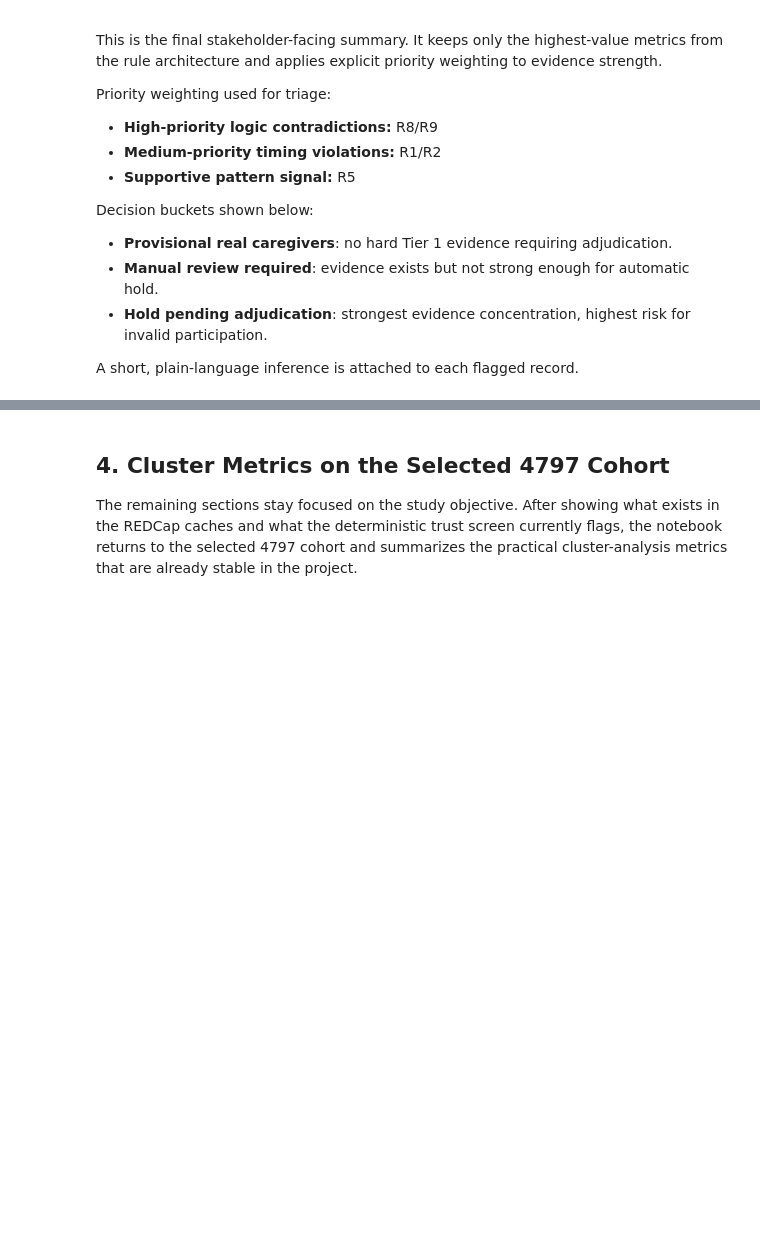
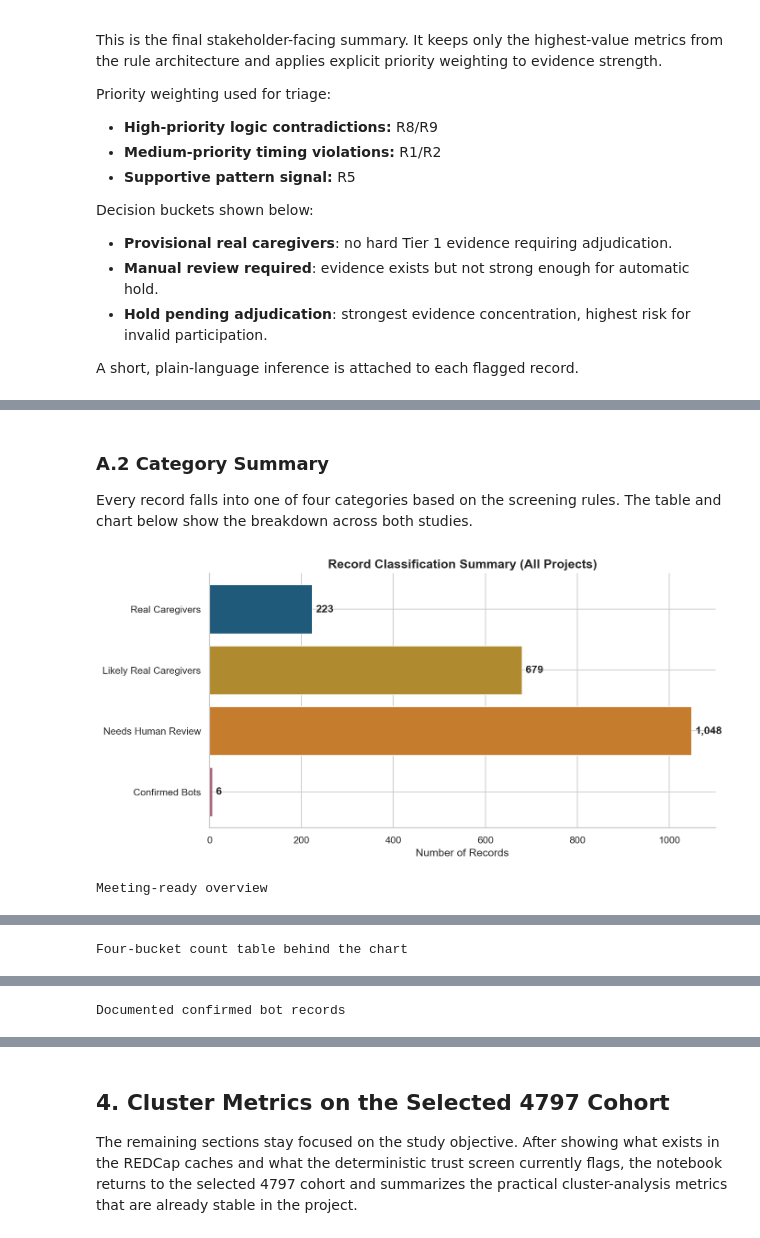
Before and after one commit to namo507/esd-redcap-metadata-watcher, a Jupyter notebook: projects/caregiver-cluster-analysis/caregiver_cluster_simple_metrics.ipynb, the cells around one changed output, grey strips where cells are left out. Saved outputs shown, nothing was run; the diff lists cells and outputs as text; code cells hidden in the pictures; blank space fills up the shorter version.

```diff
--- a/projects/caregiver-cluster-analysis/caregiver_cluster_simple_metrics.ipynb
+++ b/projects/caregiver-cluster-analysis/caregiver_cluster_simple_metrics.ipynb
@@ -992,0 +1104,19 @@ display(combo_distribution_showcase)
+# %% [markdown]
+### A.2 Category Summary
+
+Every record falls into one of four categories based on the screening rules. The table and chart below show the breakdown across both studies.
+# %%
+fig = plot_category_summary(master_summary)
+plt.show()
+
+print("Meeting-ready overview")
+display(overview_summary)
+
+print("Four-bucket count table behind the chart")
+display(master_summary)
+
+print("Documented confirmed bot records")
+display(confirmed_bots)
+# %% [output]
+[figure, added]
+Meeting-ready overview
@@ -992,0 +1130 @@ display(combo_distribution_showcase)
+Four-bucket count table behind the chart
@@ -992,0 +1137 @@ display(combo_distribution_showcase)
+Documented confirmed bot records
```
Also changed, not shown: parts of 17 cells of this notebook, 22 other files.
